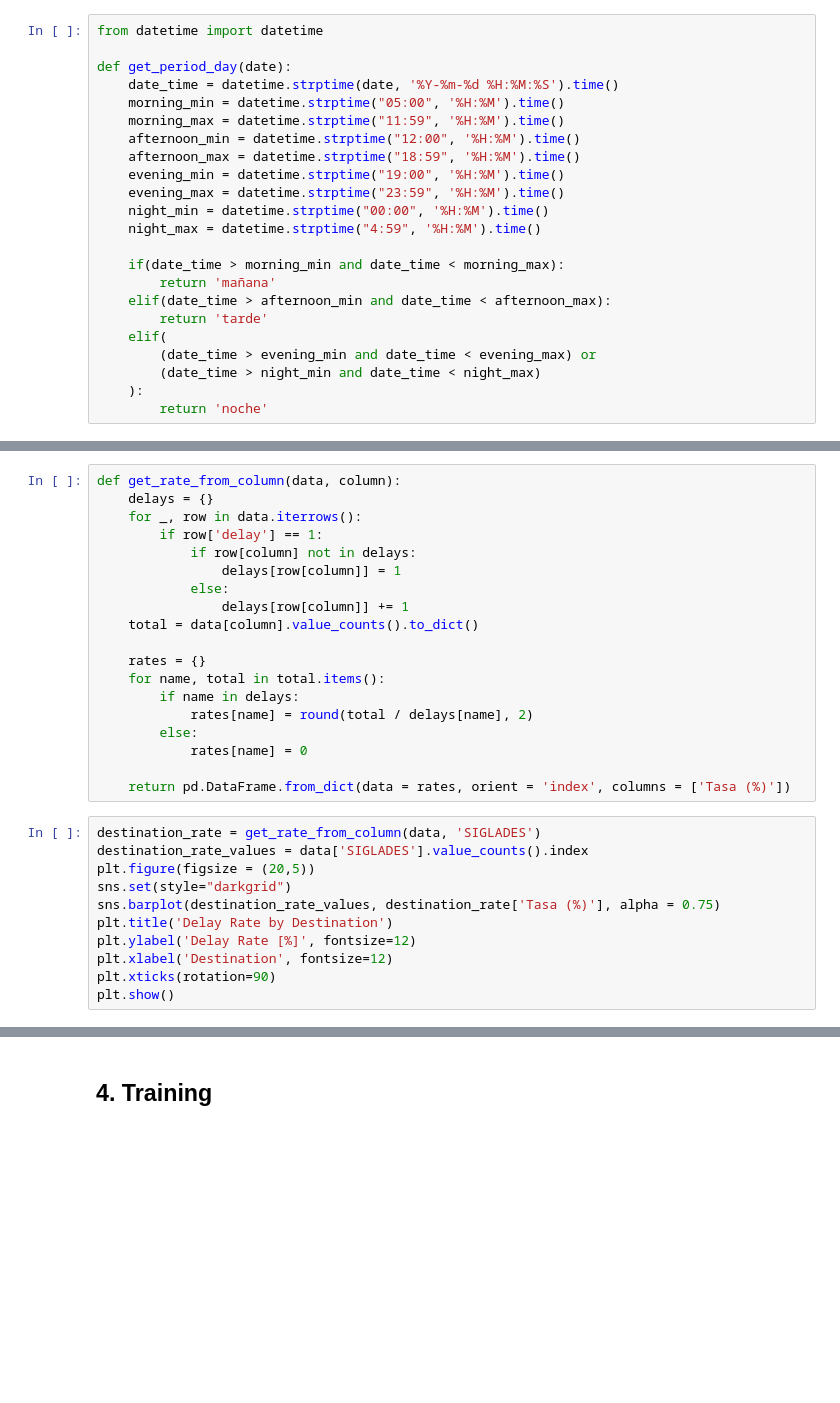
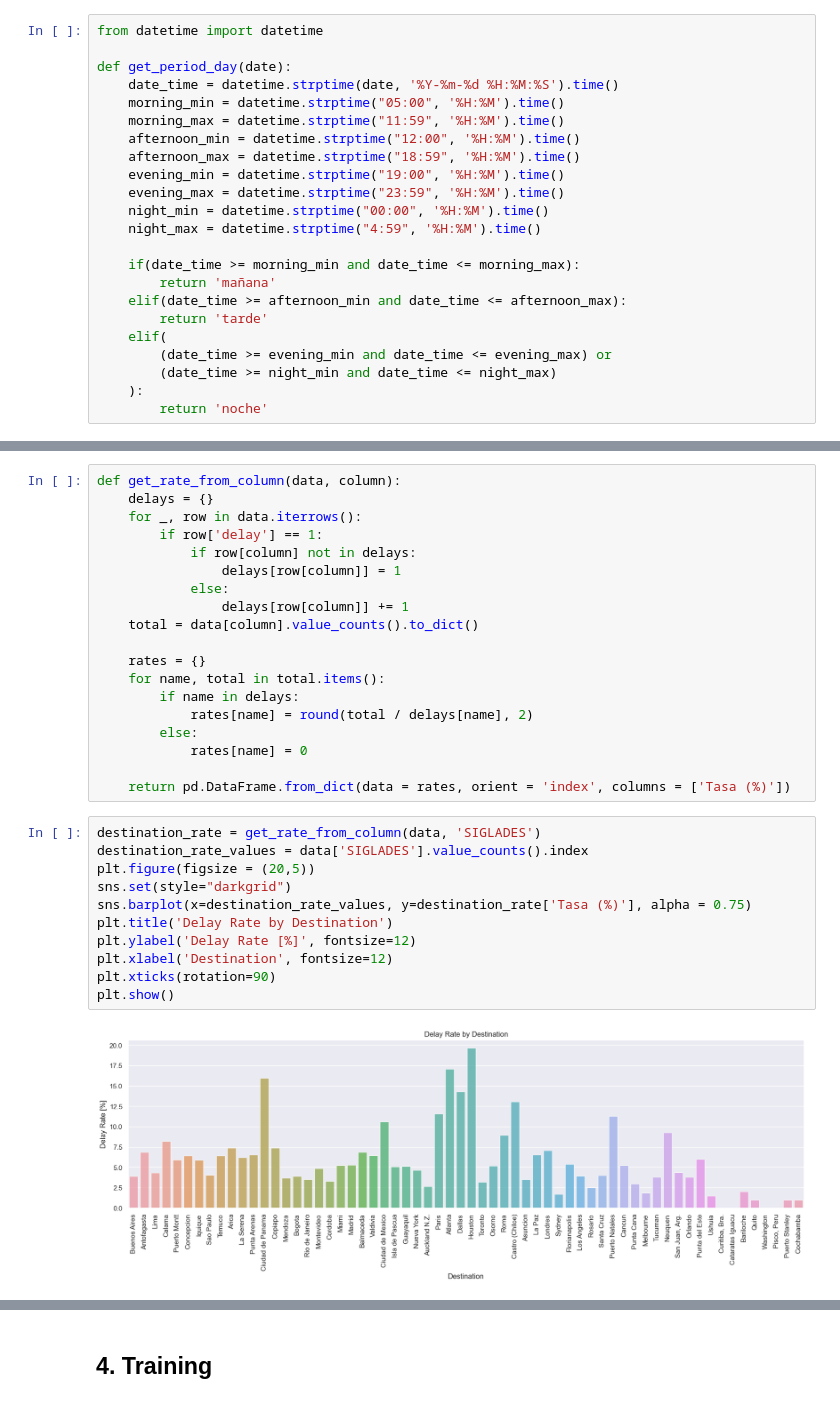
Before and after one commit to afescobar94/Challenge_MLE, a Jupyter notebook: challenge/exploration.ipynb, the cells around one changed output, grey strips where cells are left out. Drawn from its saved outputs; the diff is of its cells as text; blank space fills up the shorter version.

Commit message:
fix: make time range conditions inclusive

```diff
--- a/challenge/exploration.ipynb
+++ b/challenge/exploration.ipynb
@@ -138,13 +142,13 @@ def get_period_day(date):
     night_min = datetime.strptime("00:00", '%H:%M').time()
     night_max = datetime.strptime("4:59", '%H:%M').time()
 
-    if(date_time > morning_min and date_time < morning_max):
+    if(date_time >= morning_min and date_time <= morning_max):
         return 'mañana'
-    elif(date_time > afternoon_min and date_time < afternoon_max):
+    elif(date_time >= afternoon_min and date_time <= afternoon_max):
         return 'tarde'
     elif(
-        (date_time > evening_min and date_time < evening_max) or
-        (date_time > night_min and date_time < night_max)
+        (date_time >= evening_min and date_time <= evening_max) or
+        (date_time >= night_min and date_time <= night_max)
     ):
         return 'noche'
 # %%
@@ -218,14 +228,16 @@ def get_rate_from_column(data, column):
 # %%
 destination_rate = get_rate_from_column(data, 'SIGLADES')
 destination_rate_values = data['SIGLADES'].value_counts().index
 plt.figure(figsize = (20,5))
 sns.set(style="darkgrid")
-sns.barplot(destination_rate_values, destination_rate['Tasa (%)'], alpha = 0.75)
+sns.barplot(x=destination_rate_values, y=destination_rate['Tasa (%)'], alpha = 0.75)
 plt.title('Delay Rate by Destination')
 plt.ylabel('Delay Rate [%]', fontsize=12)
 plt.xlabel('Destination', fontsize=12)
 plt.xticks(rotation=90)
 plt.show()
+# %% [output]
+[figure, added]
 # %%
 airlines_rate = get_rate_from_column(data, 'OPERA')
 airlines_rate_values = data['OPERA'].value_counts().index
```
Also changed, not shown: parts of 32 cells of this notebook.
